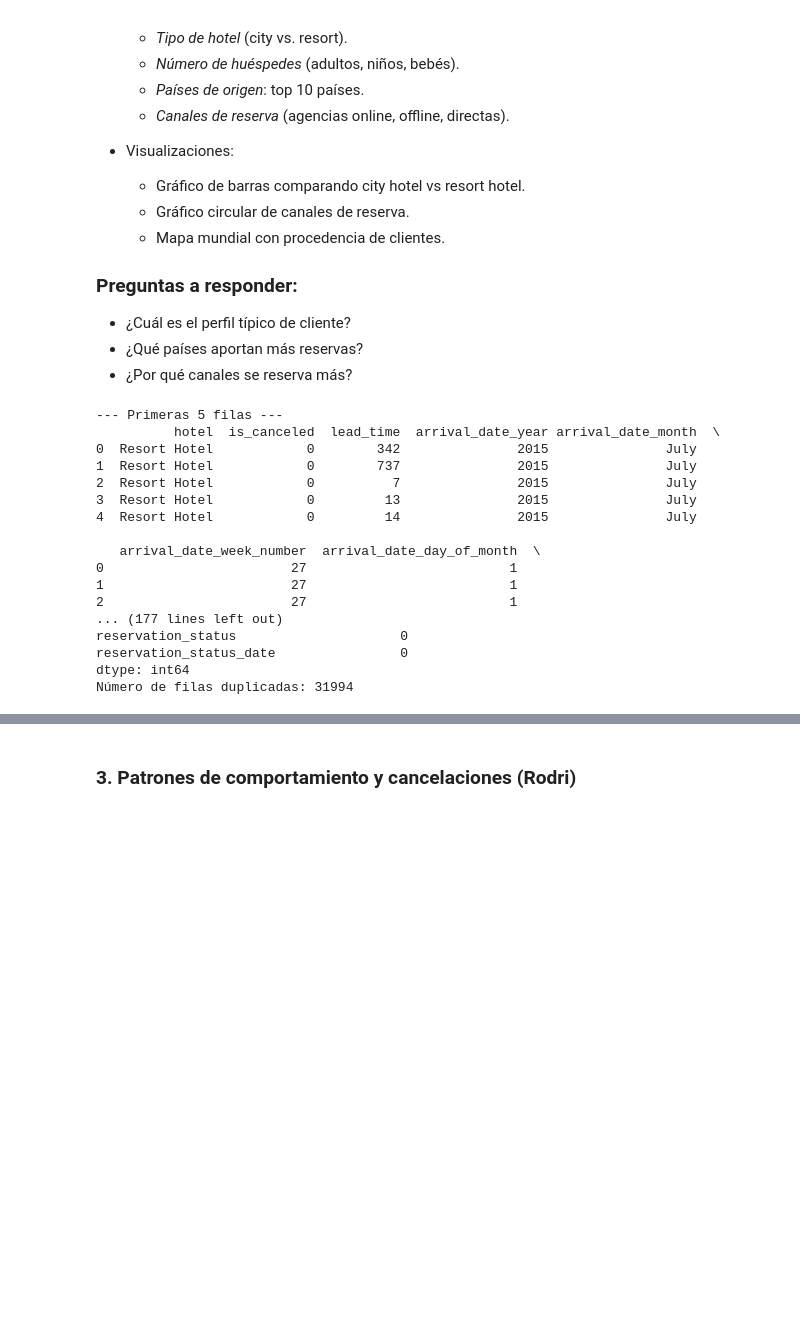
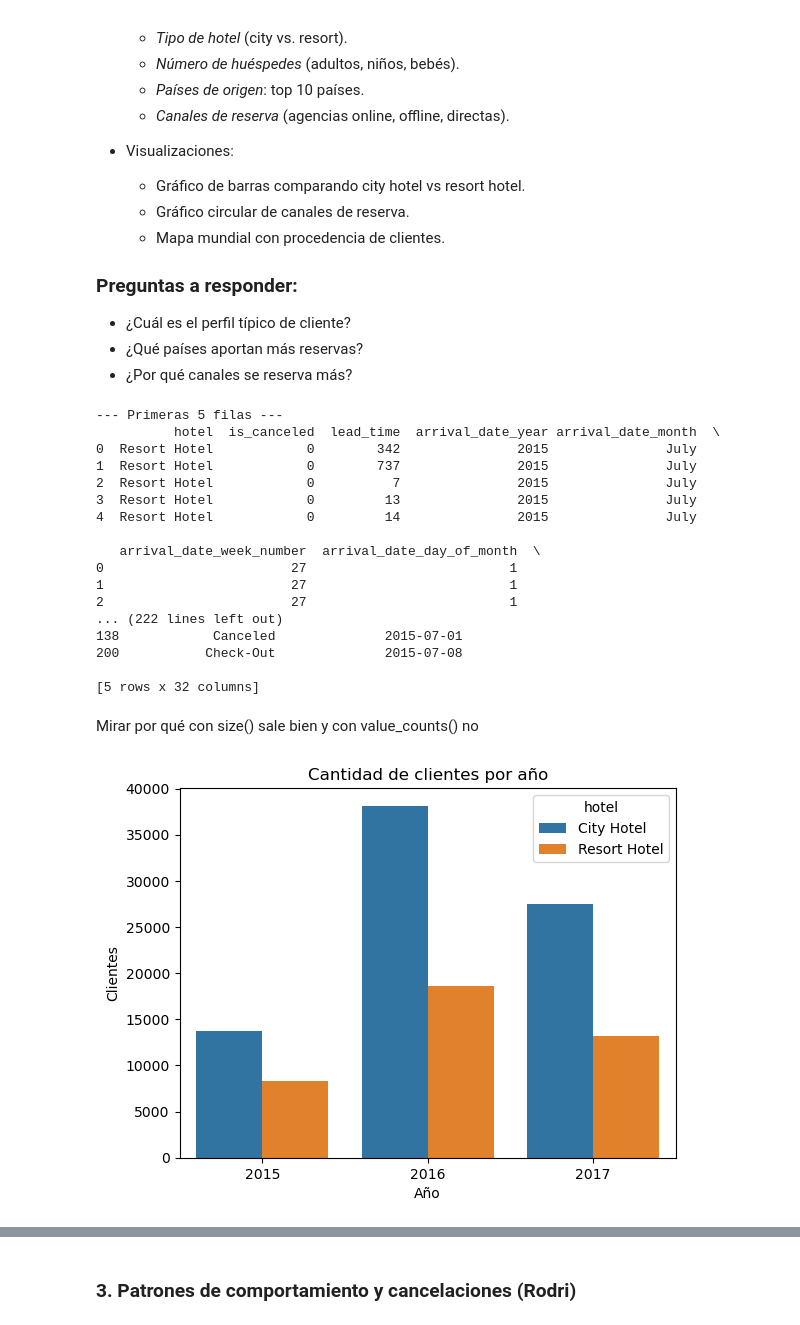
Before and after one commit to Patrirs05/analisis_hotel_booking, a Jupyter notebook: analisis_hotel.ipynb, the cells around one changed output, grey strips where cells are left out. Cells and saved outputs as stored; diff of their text form; code cells hidden in the pictures; blank space fills up the shorter version.

Commit message:
Punto 2 hecho, pero hay de más

```diff
--- a/analisis_hotel.ipynb
+++ b/analisis_hotel.ipynb
@@ -54,8 +54,13 @@ print(df.describe())
 print("\n--- Cuántos datos nulos hay ---")
 print(df.isnull().sum())
 
-duplicados = df.duplicated()
-print("Número de filas duplicadas:", duplicados.sum())
+# Pero esto es más informativo:
+print(f"Total de filas: {len(df)}")
+print(f"Filas únicas: {len(df.drop_duplicates())}")
+
+duplicados_df = df[df.duplicated(keep='first')]
+print(f"\nPrimeras filas marcadas como duplicadas:")
+print(duplicados_df.head())
 # %% [output]
 --- Primeras 5 filas ---
           hotel  is_canceled  lead_time  arrival_date_year arrival_date_month  \
@@ -69,8 +74,20 @@ print("Número de filas duplicadas:", duplicados.sum())
 0                        27                          1
 1                        27                          1
 2                        27                          1
-... (177 lines left out)
-reservation_status                     0
-reservation_status_date                0
-dtype: int64
-Número de filas duplicadas: 31994
+... (222 lines left out)
+138            Canceled              2015-07-01
+200           Check-Out              2015-07-08
+
+[5 rows x 32 columns]
+# %% [markdown]
+Mirar por qué con size() sale bien y con value_counts() no
+# %%
+clientes_hotel_anio = df.groupby(['arrival_date_year', 'hotel']).size().reset_index(name='cantidad_clientes')
+
+sns.barplot(data=clientes_hotel_anio, x='arrival_date_year', y='cantidad_clientes', hue='hotel')
+plt.title('Cantidad de clientes por año')
+plt.xlabel('Año')
+plt.ylabel('Clientes')
+plt.show()
+# %% [output]
+[figure, added]
```
Also changed, not shown: parts of 4 cells of this notebook.
